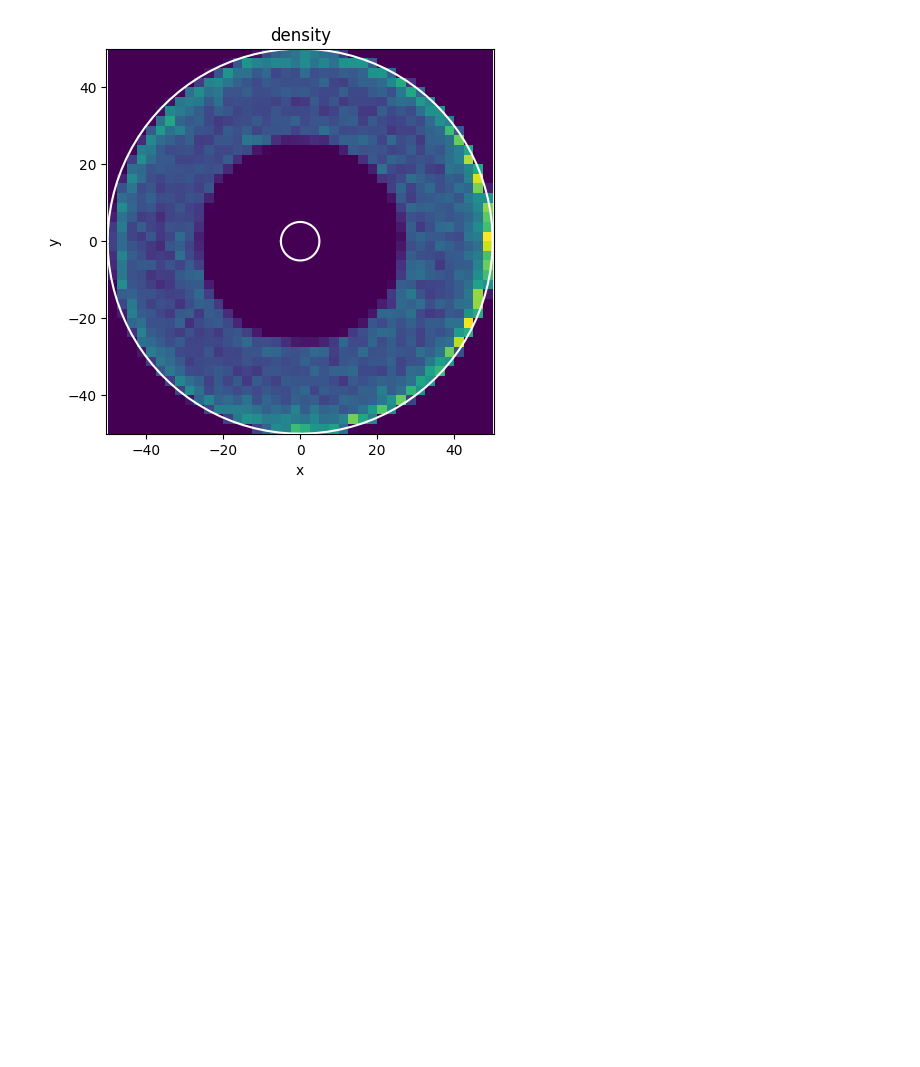
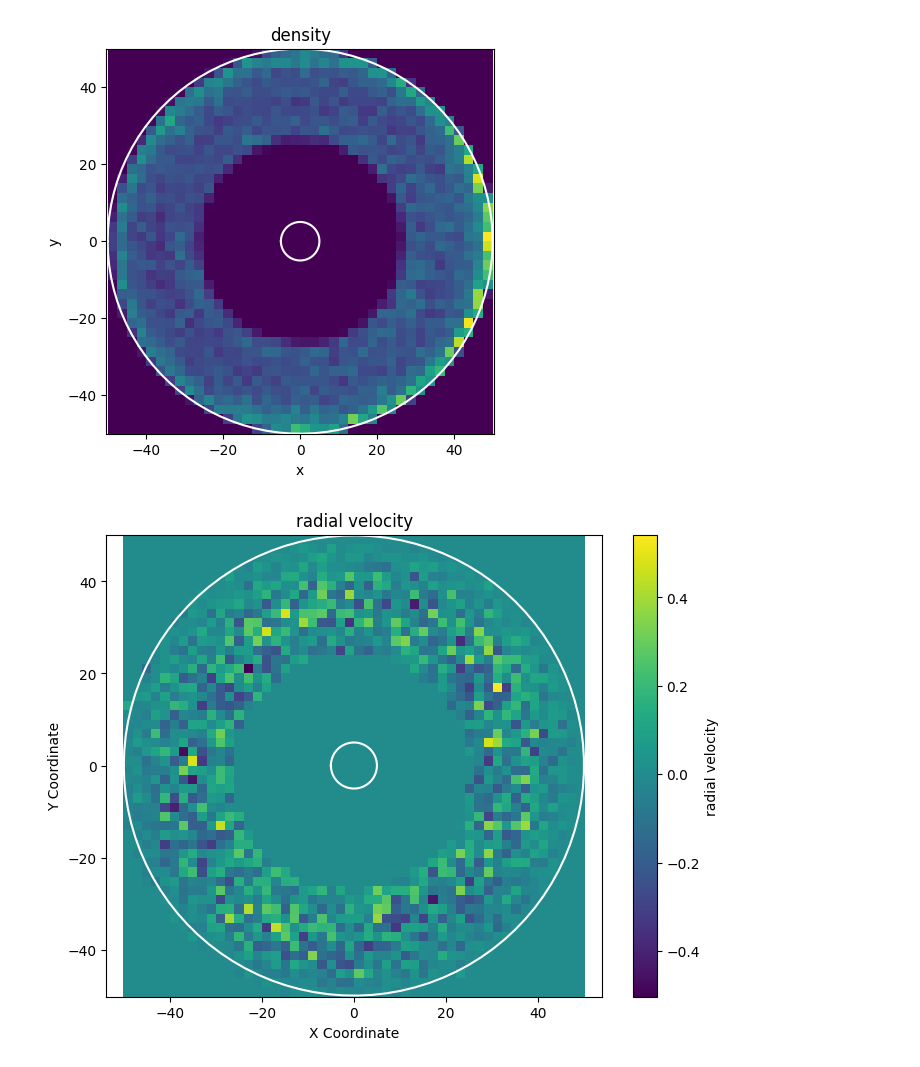
Before and after one commit to dzinty/microswimmers, a Jupyter notebook: scan.ipynb, the cells around one changed output. Cells and saved outputs as stored; diff of their text form; code cells hidden in the pictures; blank space fills up the shorter version.

Commit message:
velocity stats

```diff
--- a/scan.ipynb
+++ b/scan.ipynb
@@ -92,3 +86,21 @@ axs.plot(R2 * np.cos(angle), R2 * np.sin(angle), color = 'white')
 plt.show()
 # %% [output]
 [figure]
+# %%
+steady = Rss[-40000:-1:100, :, :]
+coords = steady.reshape((40000,3))
+#coords = Rss[-1, :, :]
+#vs = (Rss[-1, :, :] - Rss[-2, :, :]) / 0.1
+steady1 = Rss[-40001:-2:100, :, :]
+vs = (steady - steady1) / 0.1
+vs = vs.reshape((40000,3))
+psi = np.arctan2(coords[:, 1], coords[:, 0])
+alpha = np.arctan2(vs[:, 1], vs[:, 0])
+r = np.linalg.norm(coords[:, :2], axis = 1)
+v = np.linalg.norm(vs[:, :2], axis = 1)
+v_r = v * np.cos(psi - alpha)
+v_phi = v * np.sin(psi - alpha)
+# %%
+plot_function(coords[:,:2], v_r, grid_size = 50, custom_name = "radial velocity")
+# %% [output]
+[figure, added]
```
Also changed, not shown: parts of 4 cells of this notebook.
